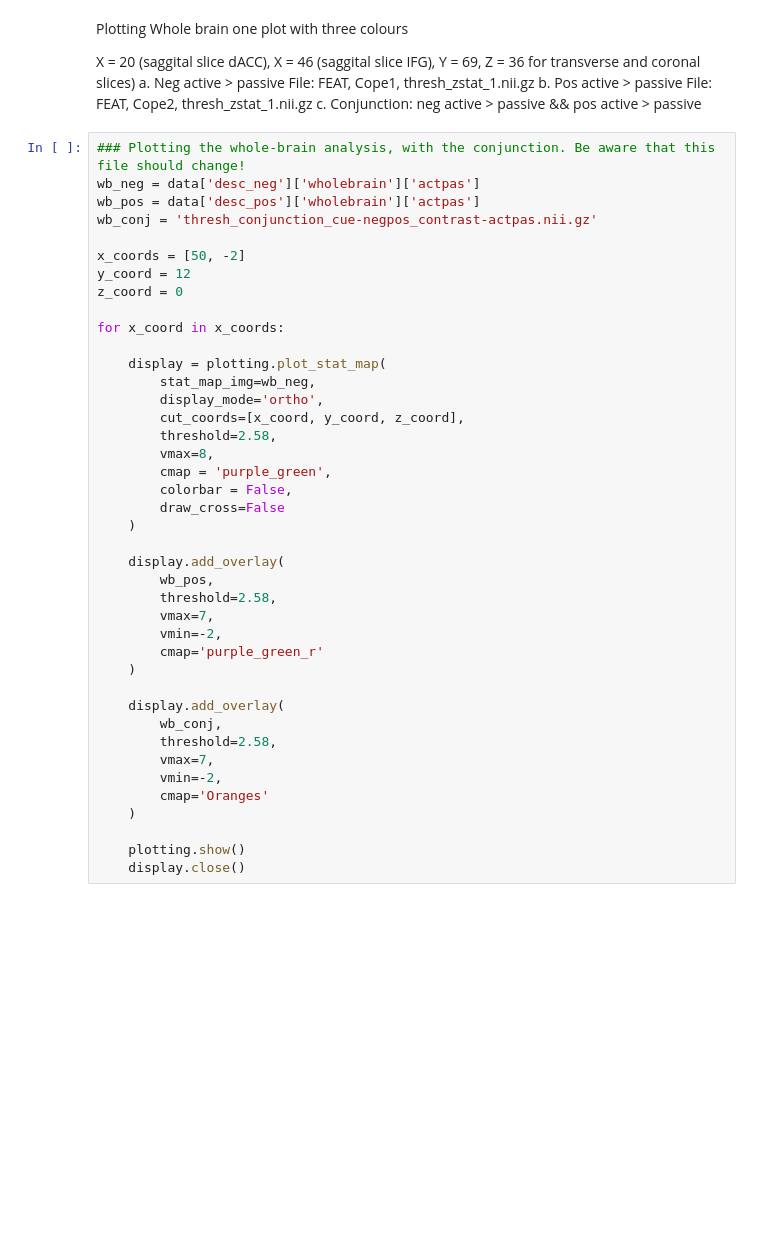
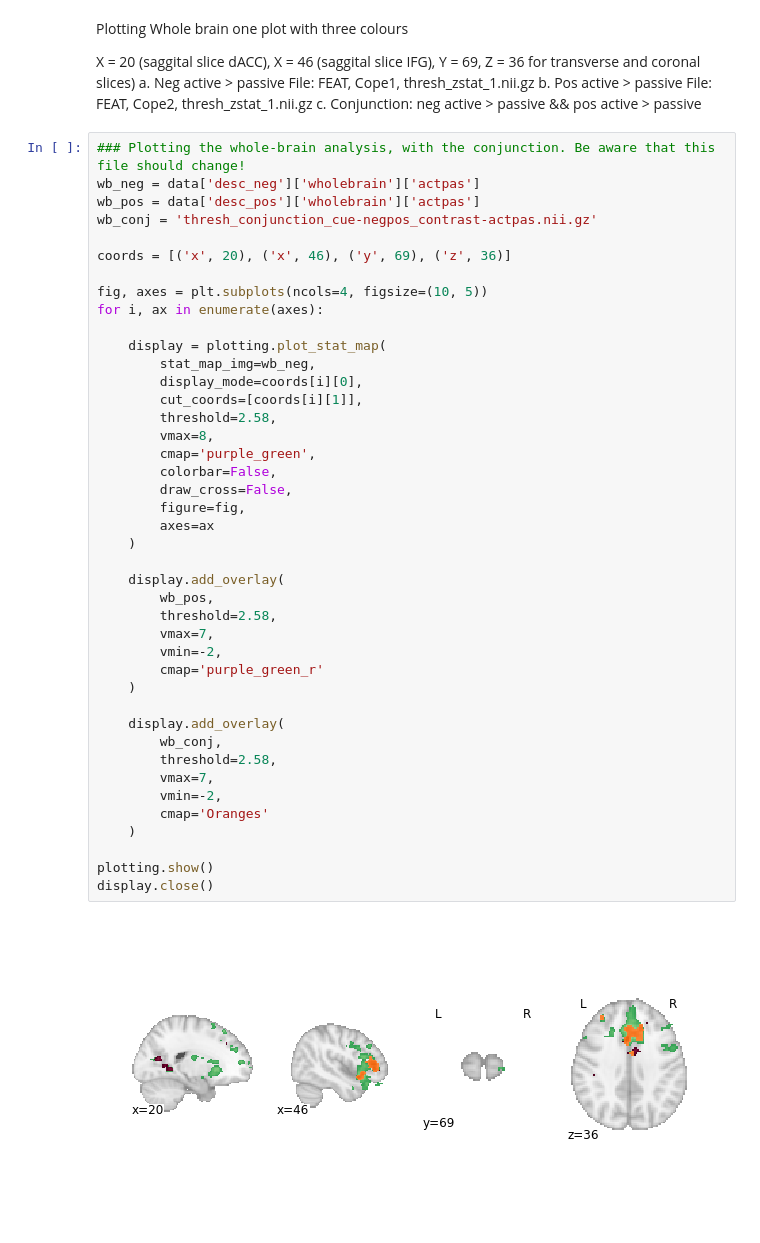
Before and after one commit to lukassnoek/MorbidCuriosityFMRI, a Jupyter notebook: code/plotting/plot_notebook.ipynb, the cells around one changed output. Saved outputs shown, nothing was run; the diff lists cells and outputs as text; blank space fills up the shorter version.

```diff
--- a/code/plotting/plot_notebook.ipynb
+++ b/code/plotting/plot_notebook.ipynb
@@ -118,41 +155,44 @@ c.	Conjunction: neg active > passive  && pos active > passive
 # %%
 ### Plotting the whole-brain analysis, with the conjunction. Be aware that this file should change!
 wb_neg = data['desc_neg']['wholebrain']['actpas']
 wb_pos = data['desc_pos']['wholebrain']['actpas']
 wb_conj = 'thresh_conjunction_cue-negpos_contrast-actpas.nii.gz'
 
-x_coords = [50, -2]
-y_coord = 12
-z_coord = 0
+coords = [('x', 20), ('x', 46), ('y', 69), ('z', 36)]
 
-for x_coord in x_coords:
+fig, axes = plt.subplots(ncols=4, figsize=(10, 5))
+for i, ax in enumerate(axes):
 
     display = plotting.plot_stat_map(
         stat_map_img=wb_neg,
-        display_mode='ortho',
-        cut_coords=[x_coord, y_coord, z_coord],
+        display_mode=coords[i][0],
+        cut_coords=[coords[i][1]],
         threshold=2.58,
         vmax=8,
-        cmap = 'purple_green',
-        colorbar = False,
-        draw_cross=False
+        cmap='purple_green',
+        colorbar=False,
+        draw_cross=False,
+        figure=fig,
+        axes=ax
     )
 
     display.add_overlay(
         wb_pos,
         threshold=2.58,
         vmax=7,
         vmin=-2,
         cmap='purple_green_r'
     )
 
     display.add_overlay(
         wb_conj,
         threshold=2.58,
         vmax=7,
         vmin=-2,
         cmap='Oranges'
     )
 
-    plotting.show()
-    display.close()
+plotting.show()
+display.close()
+# %% [output]
+[figure, added]
```
Also changed, not shown: parts of 5 cells of this notebook, 2 other files.
